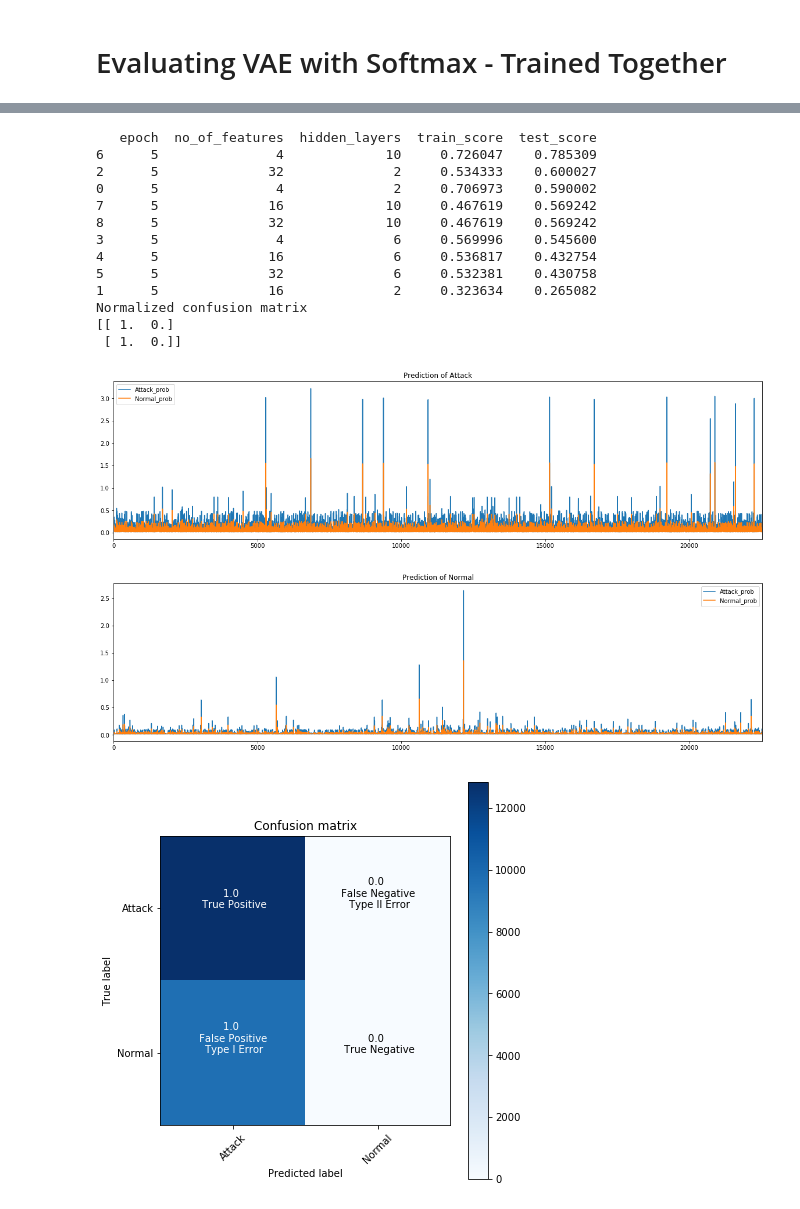
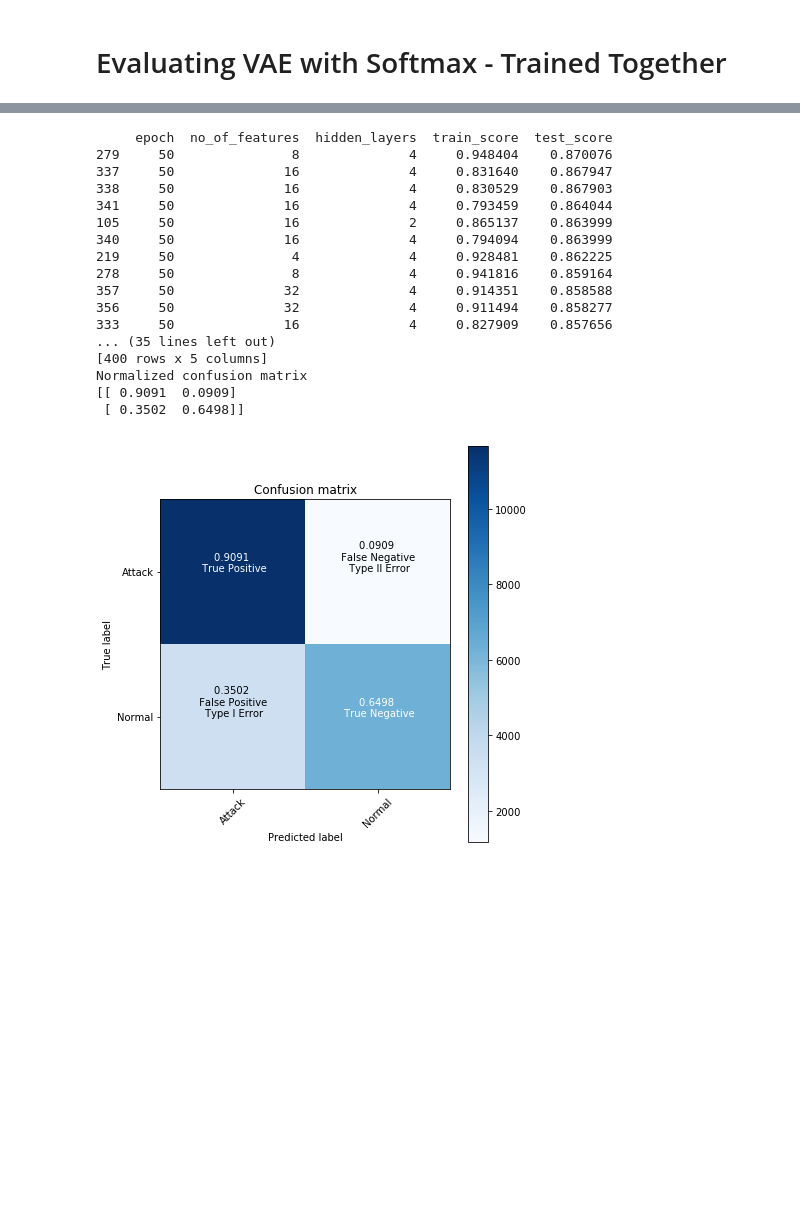
Before and after one commit to rkmalaiya/network_anomaly_detection_deep_learning, a Jupyter notebook: evaluate_scores.ipynb, the cells around one changed output, grey strips where cells are left out. Drawn from its saved outputs; the diff is of its cells as text; code cells hidden in the pictures; blank space fills up the shorter version.

```diff
--- a/evaluate_scores.ipynb
+++ b/evaluate_scores.ipynb
@@ -88,8 +88,8 @@ def evaluate(pred_pkl, score_pkl):
     Attack_index = actual_value == 0
     Normal_index = actual_value == 1
 
-    df_pred[Attack_index].plot(kind='line', figsize=(20,5), title="Prediction of Attack")
-    df_pred[Normal_index].plot(kind='line', figsize=(20,5), title="Prediction of Normal")
+    #df_pred[Attack_index].plot(kind='line', figsize=(20,5), title="Prediction of Attack")
+    #df_pred[Normal_index].plot(kind='line', figsize=(20,5), title="Prediction of Normal")
 
 
     pred_value = np.argmax(df_pred.values, axis=1)
@@ -172,20 +174,22 @@ Normalized confusion matrix
 # %%
-evaluate("dataset/keras_vae_with_label_nsl_kdd_predictions.pkl",
-         "dataset/keras_vae_with_label_nsl_kdd_scores.pkl")
+evaluate("dataset/tf_vae_only_nsl_kdd_predictions.pkl",
+         "dataset/tf_vae_only_nsl_kdd_scores.pkl")
 # %% [output]
-   epoch  no_of_features  hidden_layers  train_score  test_score
-6      5               4             10     0.726047    0.785309
-2      5              32              2     0.534333    0.600027
-0      5               4              2     0.706973    0.590002
-7      5              16             10     0.467619    0.569242
-8      5              32             10     0.467619    0.569242
-3      5               4              6     0.569996    0.545600
-4      5              16              6     0.536817    0.432754
-5      5              32              6     0.532381    0.430758
-1      5              16              2     0.323634    0.265082
+     epoch  no_of_features  hidden_layers  train_score  test_score
+279     50               8              4     0.948404    0.870076
+337     50              16              4     0.831640    0.867947
+338     50              16              4     0.830529    0.867903
+341     50              16              4     0.793459    0.864044
+105     50              16              2     0.865137    0.863999
+340     50              16              4     0.794094    0.863999
+219     50               4              4     0.928481    0.862225
+278     50               8              4     0.941816    0.859164
+357     50              32              4     0.914351    0.858588
+356     50              32              4     0.911494    0.858277
+333     50              16              4     0.827909    0.857656
+... (35 lines left out)
+[400 rows x 5 columns]
 Normalized confusion matrix
-[[ 1.  0.]
- [ 1.  0.]]
+[[ 0.9091  0.0909]
+ [ 0.3502  0.6498]]
-[figure, old version]
+[figure, new version]
-[figure, removed]
-[figure, removed]
```
Also changed, not shown: parts of 9 cells of this notebook, 6 other files.
